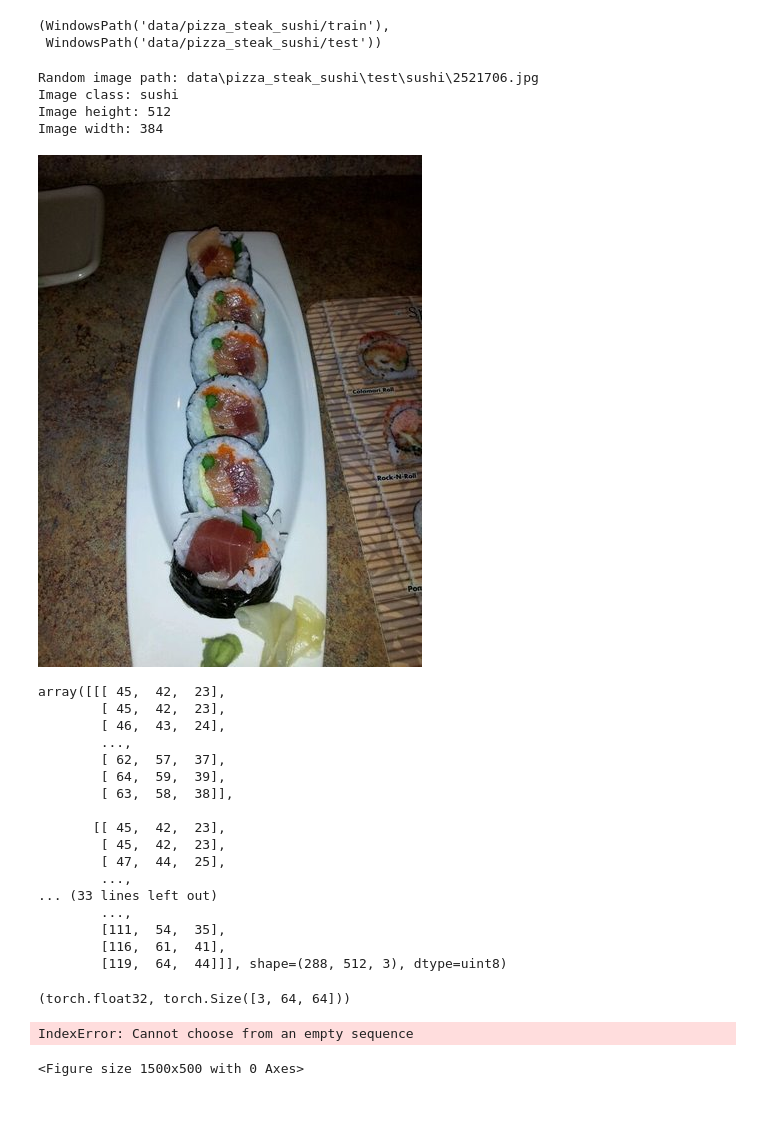
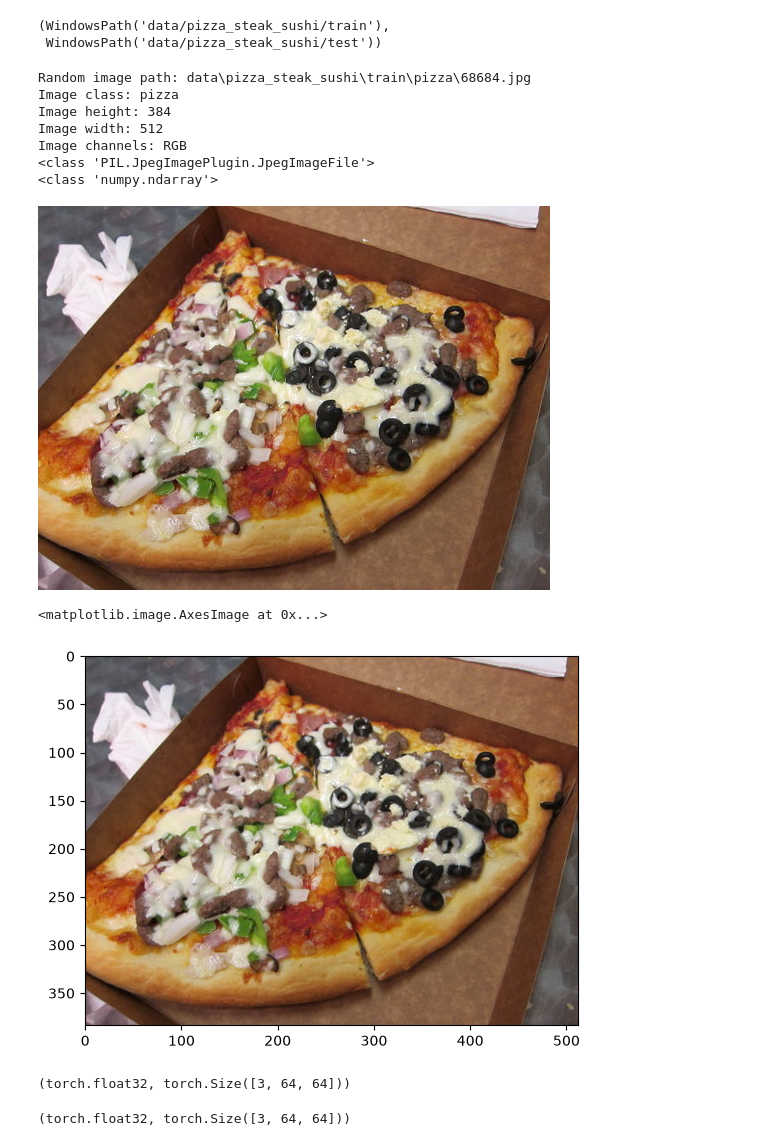
Before and after one commit to muemara1/ML, a Jupyter notebook: Custom Datasets.ipynb, the cells around one changed output. Saved outputs shown, nothing was run; the diff lists cells and outputs as text; code cells hidden in the pictures; blank space fills up the shorter version.

```diff
--- a/Custom Datasets.ipynb
+++ b/Custom Datasets.ipynb
@@ -82,8 +82,8 @@ random_image_path=random.choice(image_path_list)
 # get the class of the image
 image_class=random_image_path.parent.name
 # open the image
-img=Image.open(random_image_path)
-img1=plt.imread(random_image_path)
+img=Image.open(random_image_path)     # A PIL Image it gives u (hight,width)
+img1=plt.imread(random_image_path)    # Matplotlib numpy array ( hight width channel )
 
 
 # 5. Print metadata
@@ -91,39 +91,39 @@ print(f"Random image path: {random_image_path}")
 print(f"Image class: {image_class}")
 print(f"Image height: {img.height}")
 print(f"Image width: {img.width}")
+print(f"Image channels: { img.mode}")
+
+
+
+print(type(img))
+print(type(img1))
+
+
+
+
 img
 # %% [output]
-Random image path: data\pizza_steak_sushi\test\sushi\2521706.jpg
-Image class: sushi
-Image height: 512
-Image width: 384
+Random image path: data\pizza_steak_sushi\train\pizza\68684.jpg
+Image class: pizza
+Image height: 384
+Image width: 512
+Image channels: RGB
+<class 'PIL.JpegImagePlugin.JpegImageFile'>
+<class 'numpy.ndarray'>
-[figure, old version]
+[figure, new version]
 # %%
 #turing our images into arrays
 import numpy as np
 import matplotlib.pyplot as plt
 
 
 img_as_array=np.array(img)
 img_as_array
+
+plt.imshow(img_as_array)   # to print the img with plt u have to convet it to numpy arrary first
 # %% [output]
-array([[[ 45,  42,  23],
-        [ 45,  42,  23],
-        [ 46,  43,  24],
-        ...,
-        [ 62,  57,  37],
-        [ 64,  59,  39],
-        [ 63,  58,  38]],
-
-       [[ 45,  42,  23],
-        [ 45,  42,  23],
-        [ 47,  44,  25],
-        ...,
-... (33 lines left out)
-        ...,
-        [111,  54,  35],
-        [116,  61,  41],
-        [119,  64,  44]]], shape=(288, 512, 3), dtype=uint8)
+<matplotlib.image.AxesImage at 0x...>
+[figure, added]
 # %%
 import torch
 import torchvision
@@ -177,5 +145,0 @@ def plot_transform_image(image_path , transform, n=3):
-# %%
-plot_transform_image(image_path, data_transform, n=3)
-# %% [output]
-IndexError: Cannot choose from an empty sequence
-<Figure size 1500x500 with 0 Axes>
@@ -181,0 +154,4 @@ IndexError: Cannot choose from an empty sequence
+# %%
+data_transform(img).dtype,data_transform(img).shape
+# %% [output]
+(torch.float32, torch.Size([3, 64, 64]))
```
Also changed, not shown: parts of 7 cells of this notebook.
